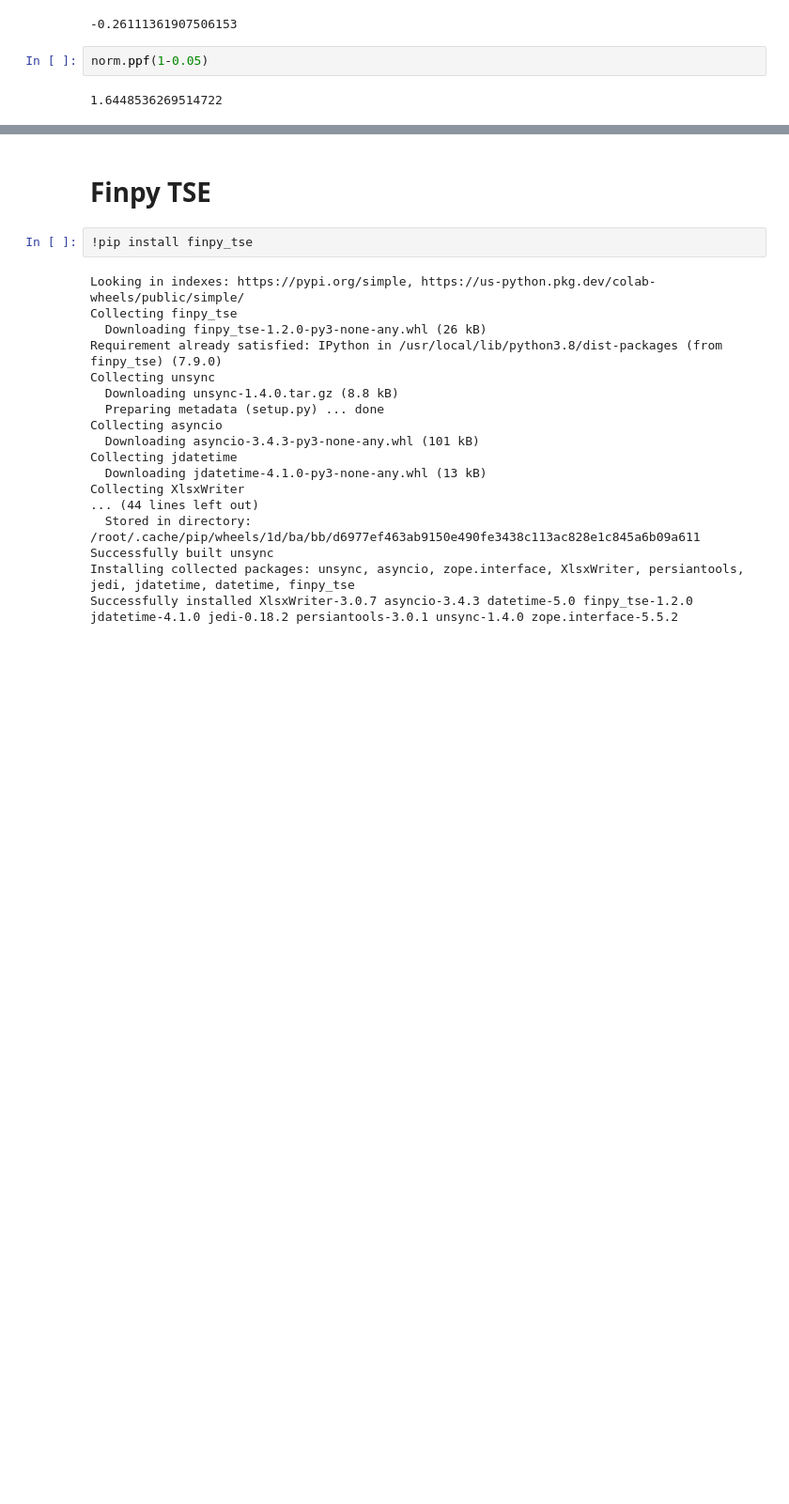
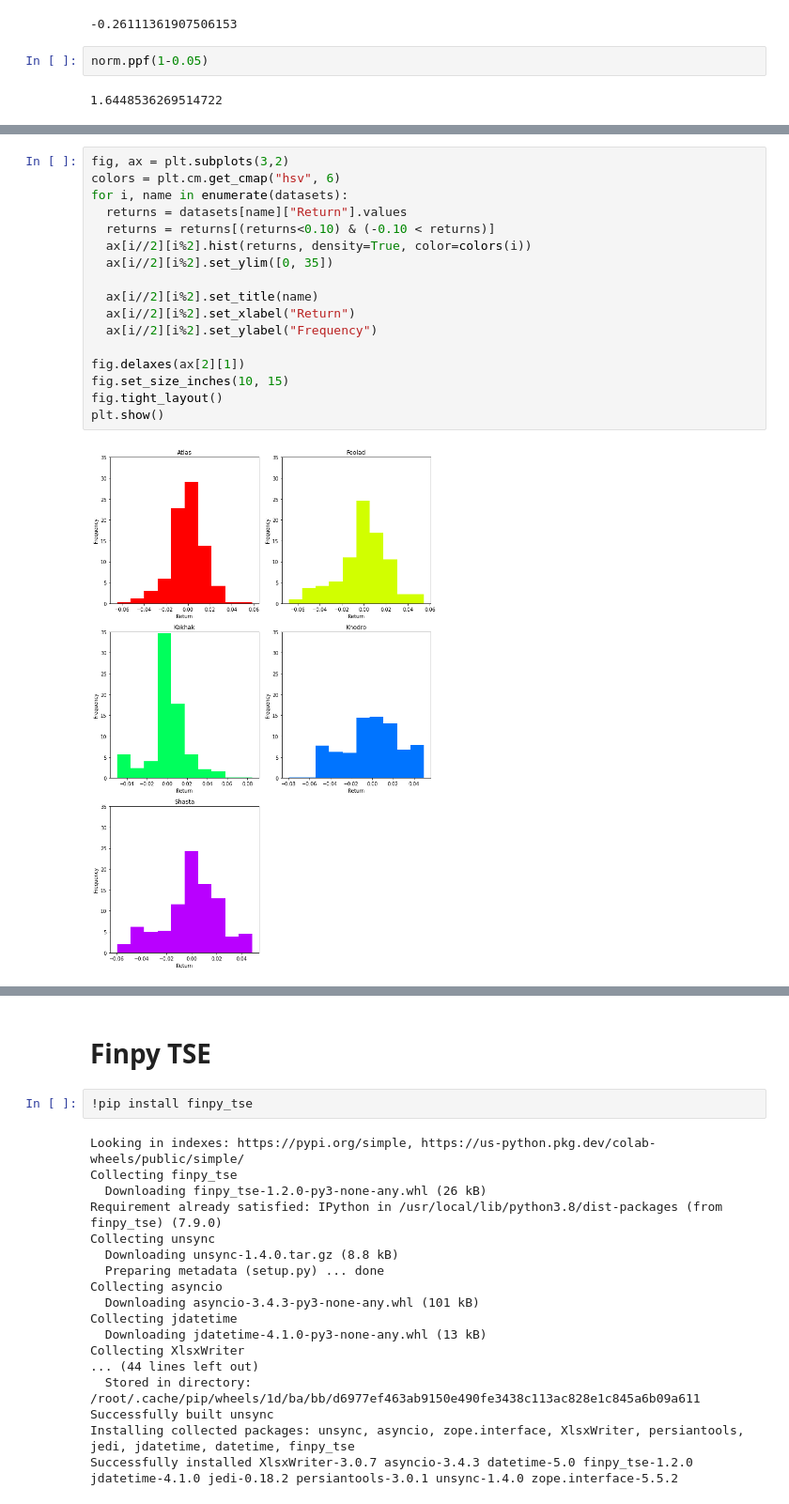
Before and after one commit to AUT-Student/SML-Project, a Jupyter notebook: SML_Project_Q1.ipynb, the cells around one changed output, grey strips where cells are left out. Shown at 94% size. Cells and saved outputs as stored; diff of their text form; blank space fills up the shorter version.

```diff
--- a/SML_Project_Q1.ipynb
+++ b/SML_Project_Q1.ipynb
@@ -116,0 +205,19 @@ norm.ppf(1-0.05)
+# %%
+fig, ax = plt.subplots(3,2)
+colors = plt.cm.get_cmap("hsv", 6)
+for i, name in enumerate(datasets):
+  returns = datasets[name]["Return"].values
+  returns = returns[(returns<0.10) & (-0.10 < returns)]
+  ax[i//2][i%2].hist(returns, density=True, color=colors(i))
+  ax[i//2][i%2].set_ylim([0, 35])
+
+  ax[i//2][i%2].set_title(name)
+  ax[i//2][i%2].set_xlabel("Return")
+  ax[i//2][i%2].set_ylabel("Frequency")
+
+fig.delaxes(ax[2][1])
+fig.set_size_inches(10, 15)
+fig.tight_layout()
+plt.show()
+# %% [output]
+[figure, added]
```
Also changed, not shown: parts of 27 cells of this notebook.
